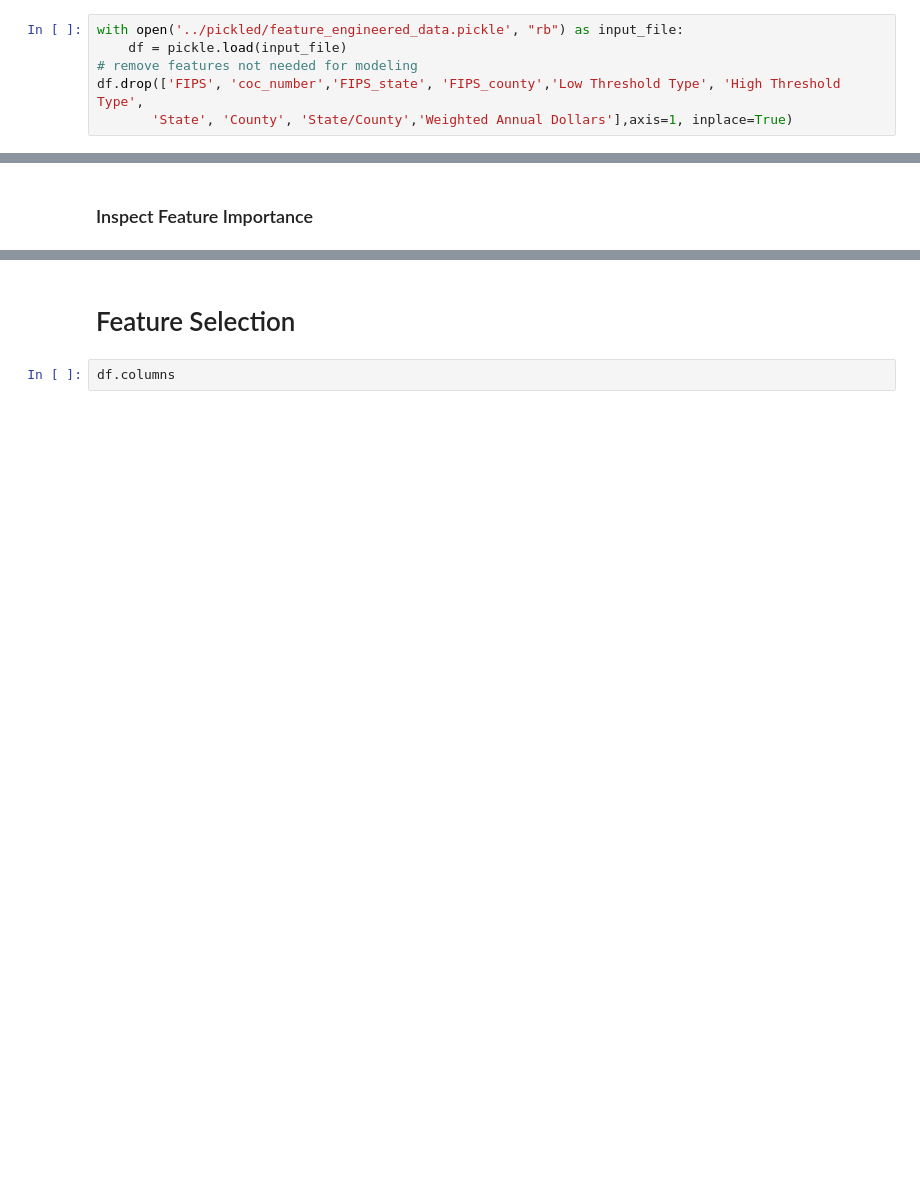
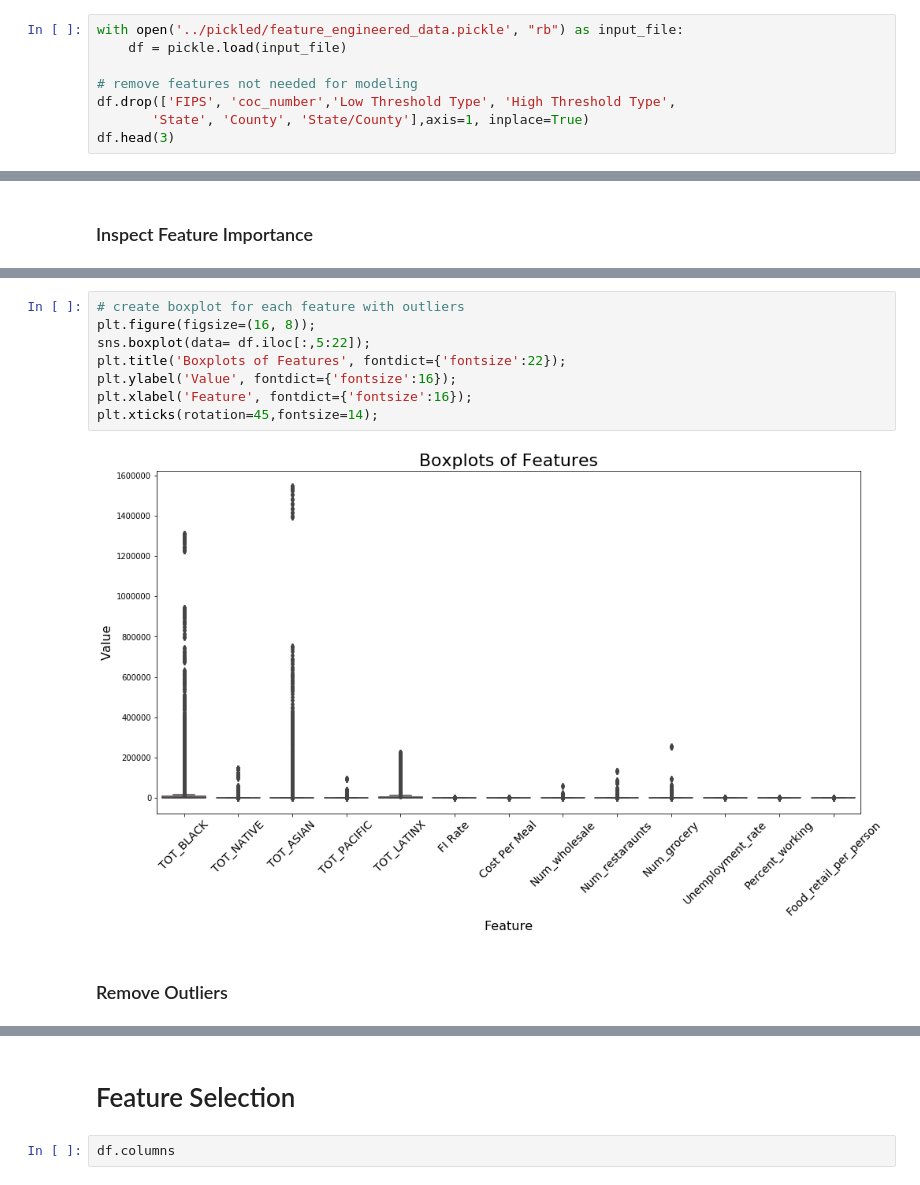
Before and after one commit to khyateed/projecting-food-insecurity, a Jupyter notebook: notebooks/modeling.ipynb, the cells around one changed output, grey strips where cells are left out. Drawn from its saved outputs; the diff is of its cells as text; blank space fills up the shorter version.

```diff
--- a/notebooks/modeling.ipynb
+++ b/notebooks/modeling.ipynb
@@ -26,6 +30,8 @@ pd.set_option('display.max_columns', None)
 # %%
 with open('../pickled/feature_engineered_data.pickle', "rb") as input_file:
     df = pickle.load(input_file)
+
 # remove features not needed for modeling
-df.drop(['FIPS', 'coc_number','FIPS_state', 'FIPS_county','Low Threshold Type', 'High Threshold Type',
-       'State', 'County', 'State/County','Weighted Annual Dollars'],axis=1, inplace=True)
+df.drop(['FIPS', 'coc_number','Low Threshold Type', 'High Threshold Type',
+       'State', 'County', 'State/County'],axis=1, inplace=True)
+df.head(3)
@@ -99,0 +121,12 @@ sorted(list(zip(model_1.coef_.tolist(), X_test.columns)), reverse=True)[:10]
+# %%
+# create boxplot for each feature with outliers
+plt.figure(figsize=(16, 8));
+sns.boxplot(data= df.iloc[:,5:22]);
+plt.title('Boxplots of Features', fontdict={'fontsize':22});
+plt.ylabel('Value', fontdict={'fontsize':16});
+plt.xlabel('Feature', fontdict={'fontsize':16});
+plt.xticks(rotation=45,fontsize=14);
+# %% [output]
+[figure, added]
+# %% [markdown]
+### Remove Outliers
```
Also changed, not shown: parts of 22 cells of this notebook, 3 other files.
